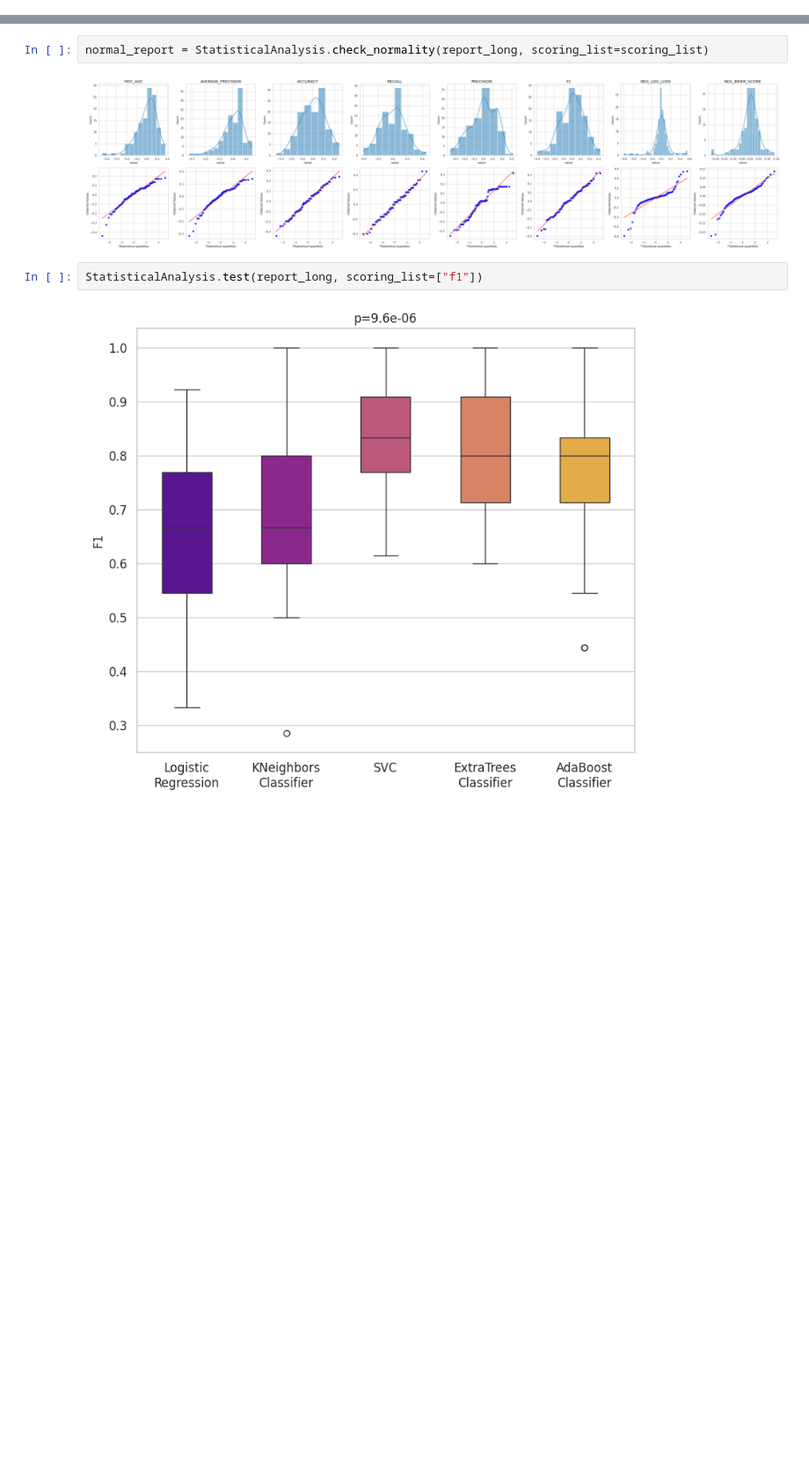
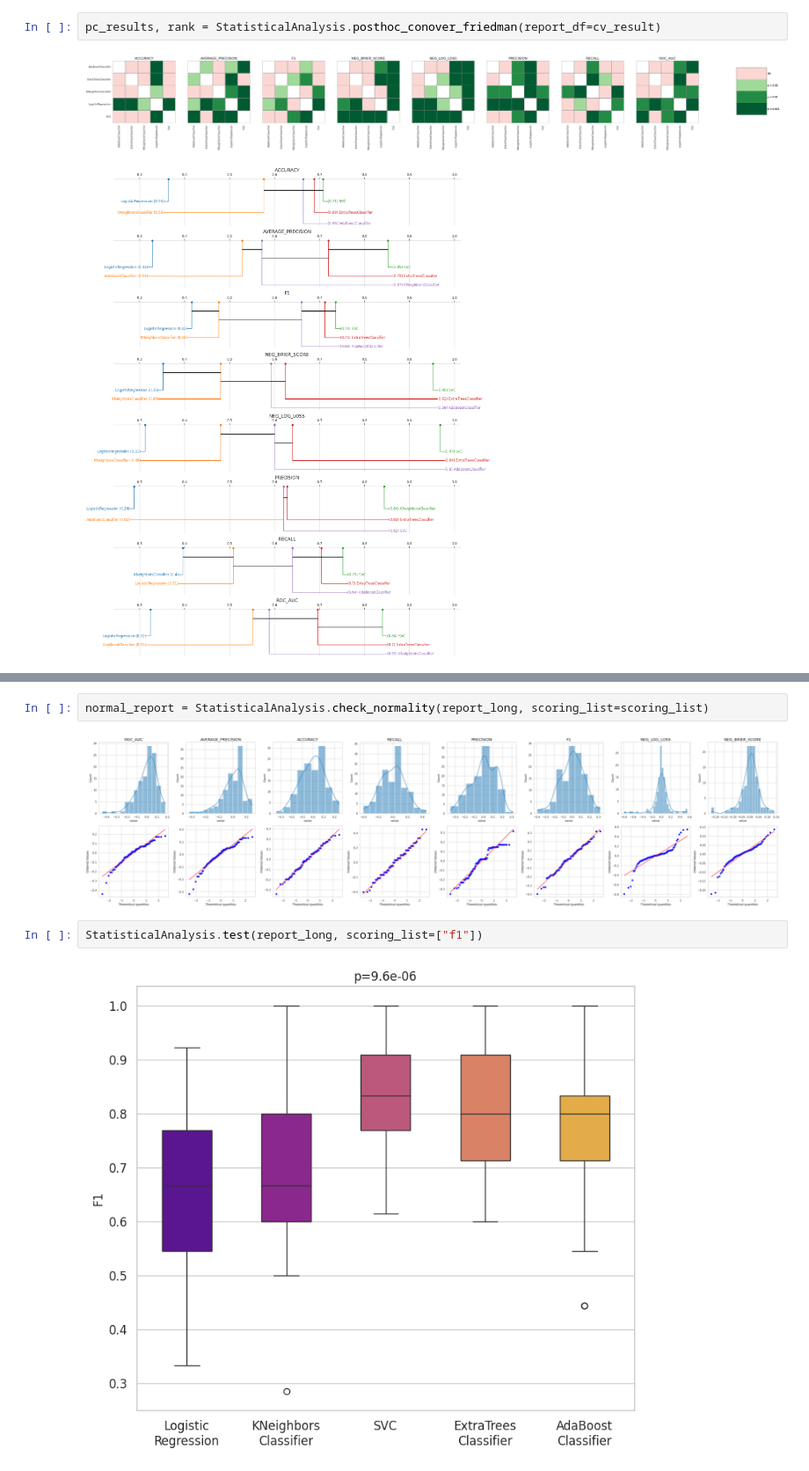
Before and after one commit to Medicine-Artificial-Intelligence/ProQSAR, a Jupyter notebook: check_code.ipynb, the cells around one changed output, grey strips where cells are left out. Shown at 88% size. Drawn from its saved outputs; the diff is of its cells as text; blank space fills up the shorter version.

```diff
--- a/check_code.ipynb
+++ b/check_code.ipynb
@@ -82,0 +102,5 @@ TypeError: StatisticalAnalysis.extract_scoring_dfs() missing 1 required position
+# %%
+pc_results, rank = StatisticalAnalysis.posthoc_conover_friedman(report_df=cv_result)
+# %% [output]
+[figure, added]
+[figure, added]
```
Also changed, not shown: parts of 11 cells of this notebook, 5 other files.
